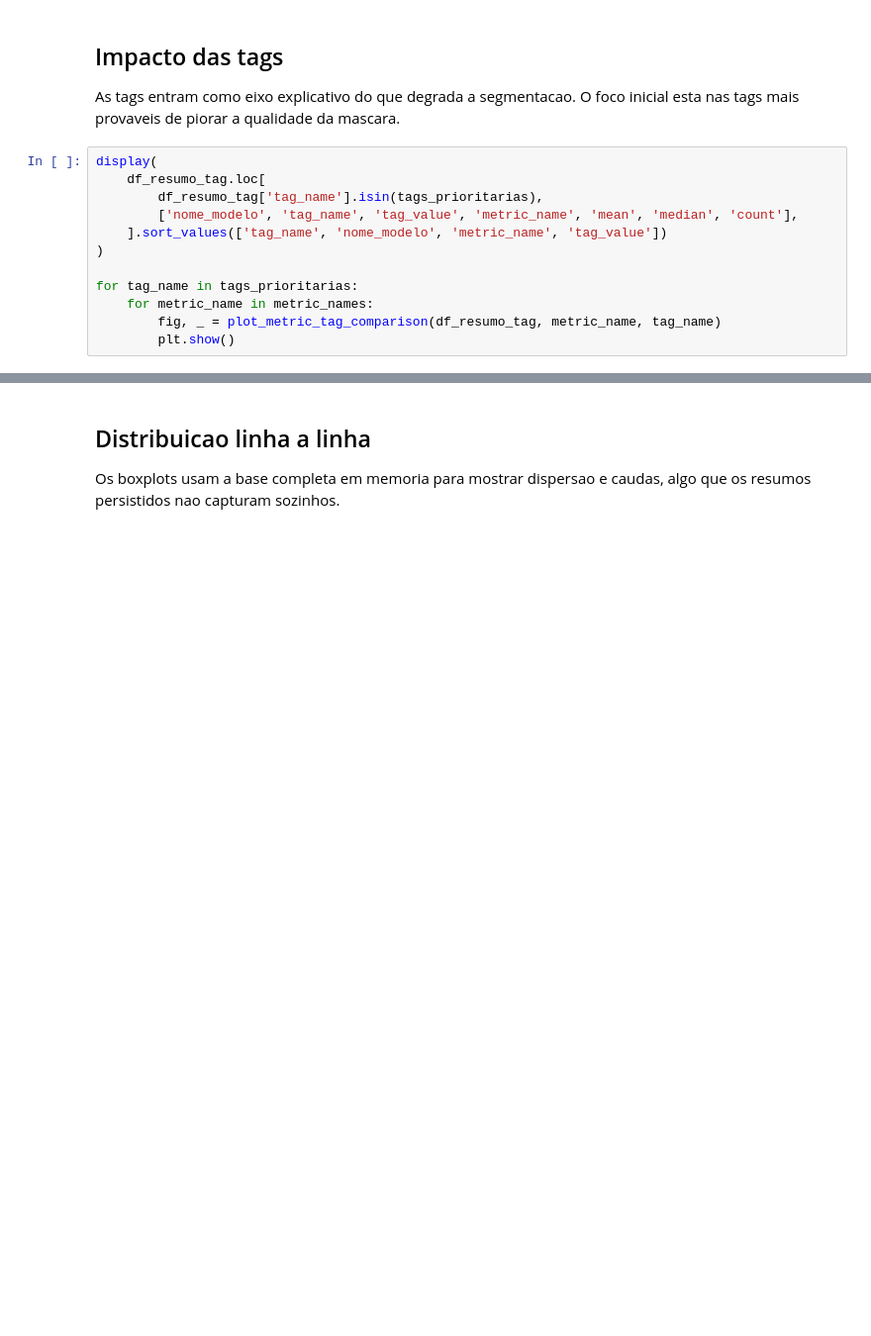
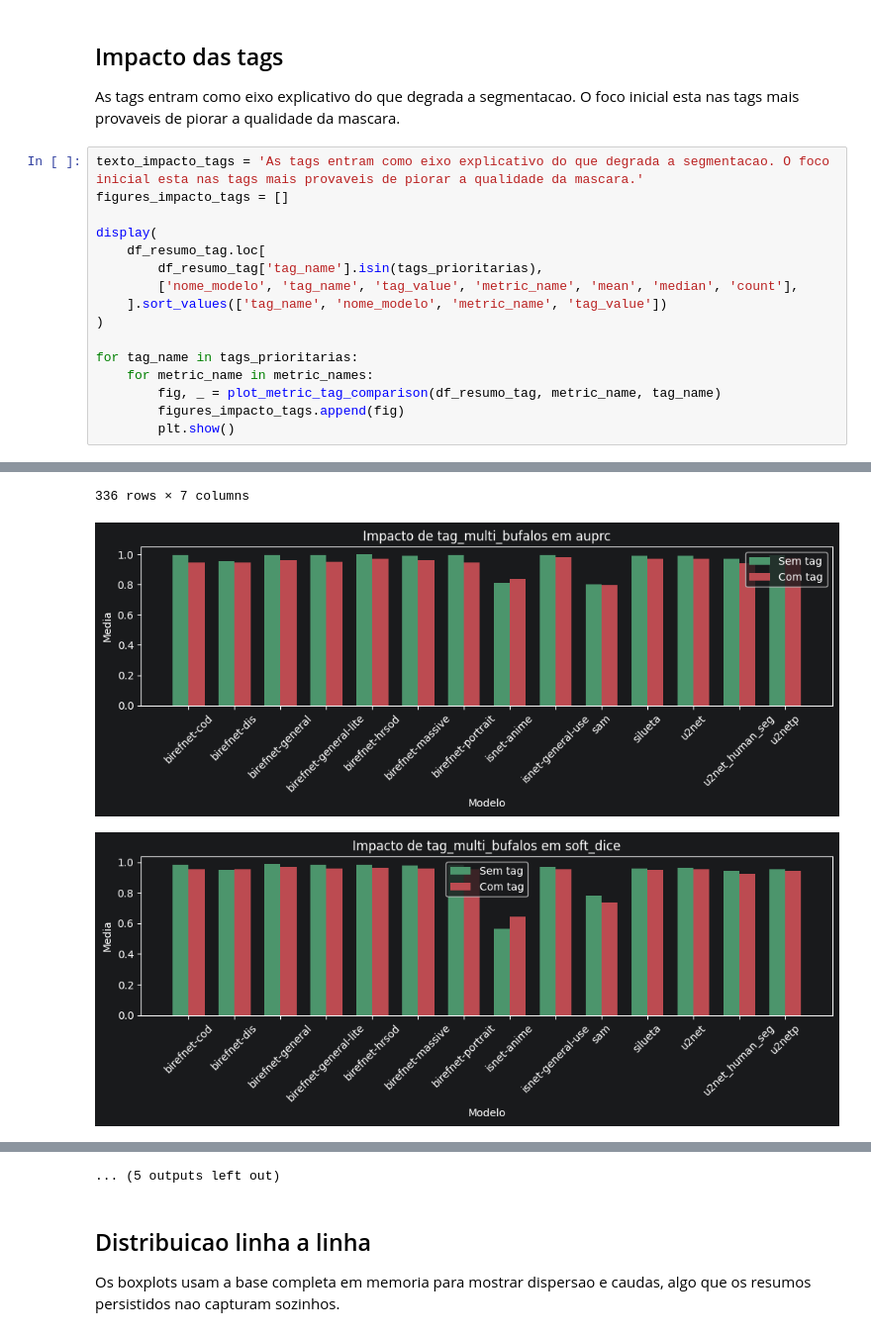
Before and after one commit to Victor-Saraiva-P/Projeto-bufalos, a Jupyter notebook: notebooks/05_visualizacao_segmentacao_bruta.ipynb, the cells around one changed output, grey strips where cells are left out. Shown at 99% size. Saved outputs shown, nothing was run; the diff lists cells and outputs as text; blank space fills up the shorter version.

```diff
--- a/notebooks/05_visualizacao_segmentacao_bruta.ipynb
+++ b/notebooks/05_visualizacao_segmentacao_bruta.ipynb
@@ -125,6 +204,9 @@ display(
 
 As tags entram como eixo explicativo do que degrada a segmentacao. O foco inicial esta nas tags mais provaveis de piorar a qualidade da mascara.
 # %%
+texto_impacto_tags = 'As tags entram como eixo explicativo do que degrada a segmentacao. O foco inicial esta nas tags mais provaveis de piorar a qualidade da mascara.'
+figures_impacto_tags = []
+
 display(
     df_resumo_tag.loc[
         df_resumo_tag['tag_name'].isin(tags_prioritarias),
@@ -135,4 +217,6 @@ display(
 for tag_name in tags_prioritarias:
     for metric_name in metric_names:
         fig, _ = plot_metric_tag_comparison(df_resumo_tag, metric_name, tag_name)
+        figures_impacto_tags.append(fig)
         plt.show()
+# %% [output]
@@ -138,0 +235,3 @@ for tag_name in tags_prioritarias:
+336 rows × 7 columns
+[figure, added]
+[figure, added]
@@ -139,3 +246,4 @@ for tag_name in tags_prioritarias:
+... (5 outputs left out)
 # %% [markdown]
 ## Distribuicao linha a linha
 
```
Also changed, not shown: parts of 9 cells of this notebook, 3 other files.
